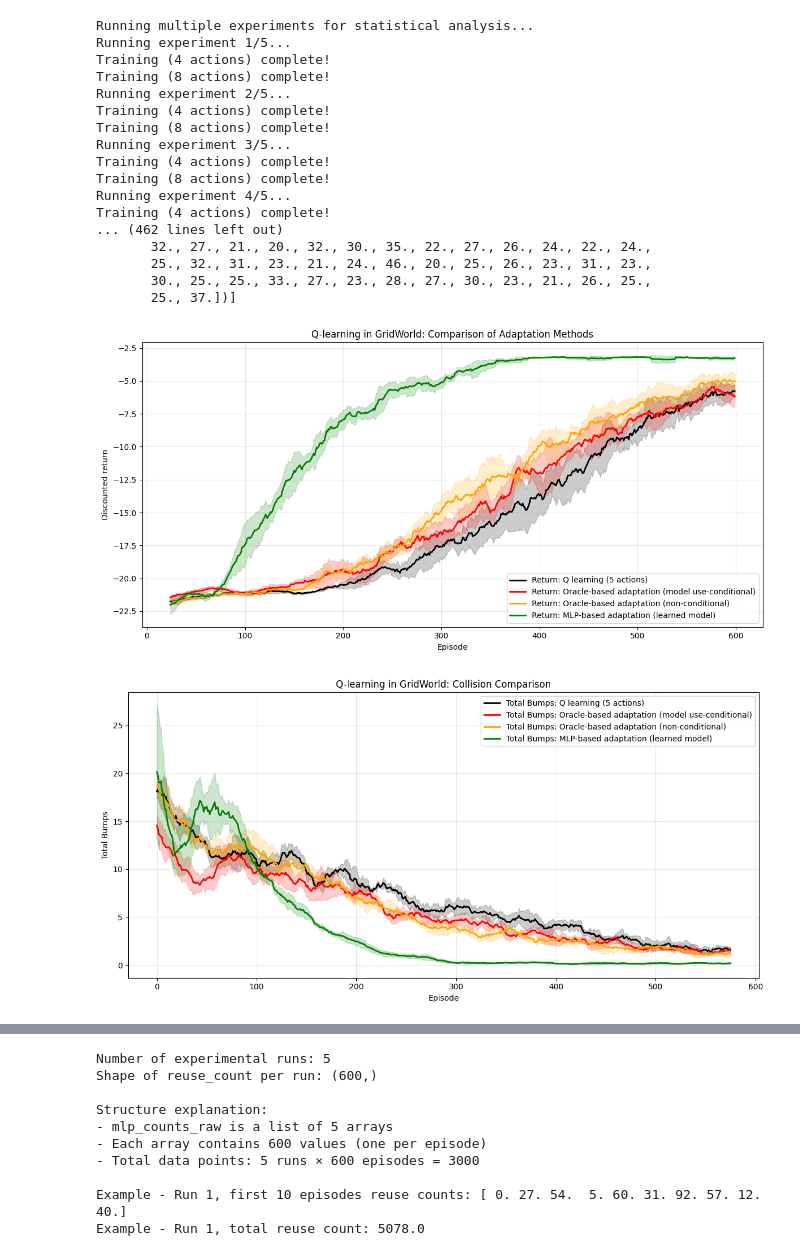
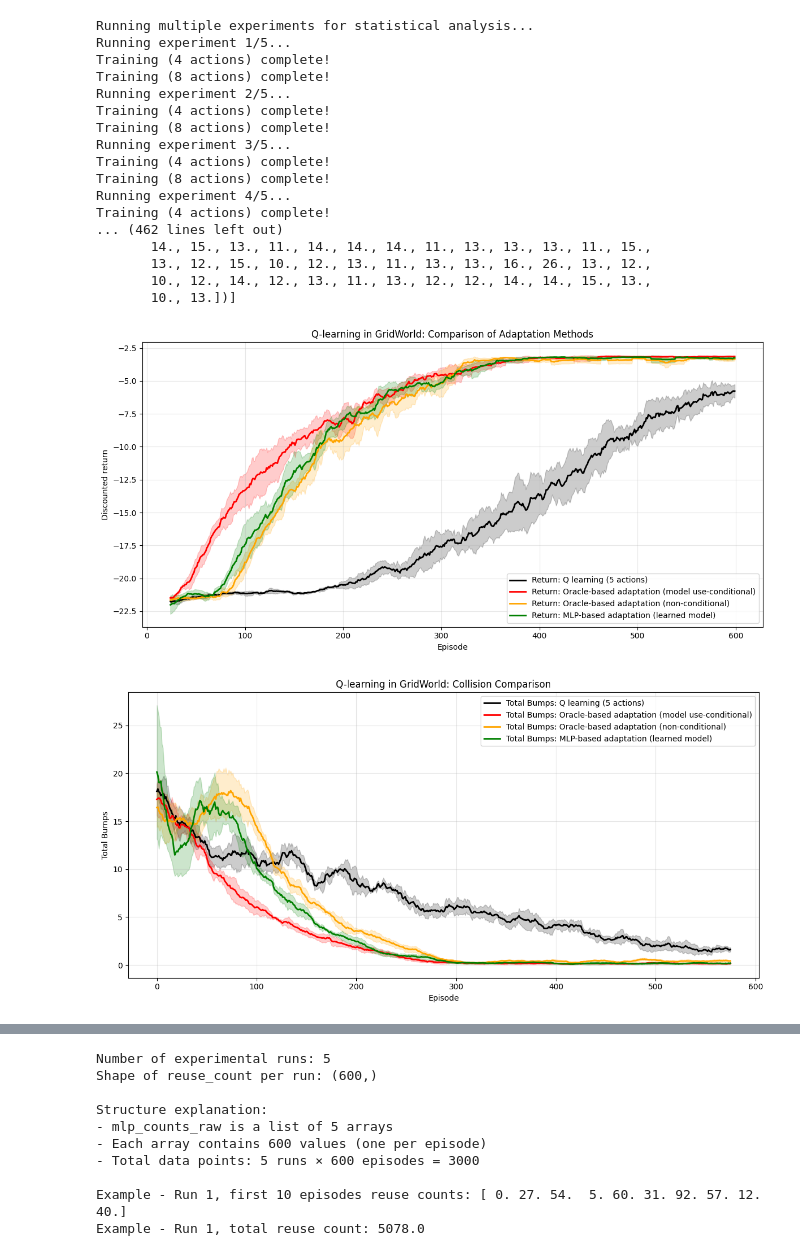
Before and after one commit to thongds/paper, a Jupyter notebook: deterministic_trans/main.ipynb, the cells around one changed output, grey strips where cells are left out. Cells and saved outputs as stored; diff of their text form; code cells hidden in the pictures.

```diff
--- a/deterministic_trans/main.ipynb
+++ b/deterministic_trans/main.ipynb
@@ -126,8 +126,11 @@ def run_multiple_experiments(n_runs=5, base_seed=123):
         all_bumps4.append(results_plain['bumps'])
 
         # 4. MLP Q-learning with learned model (conditional)
-        mlp_agent = MLPQLearningAgentNotUseCondition(grid_world = grid_world, n_actions = len(TEST_ACTION), episodes = EPISODES,
+        mlp_agent = MLPQLearningAgentNotUseCondition(grid_world = grid_world,
+                                      n_actions = len(TEST_ACTION),
+                                      episodes = EPISODES,
                                       use_model=True,
+                                      use_conditional=True,
                                       base_q_table=copy.deepcopy(agent_plain_4_action.Q), seed=current_seed)
         mlp_agent.train_with_learned_model(TEST_ACTION, epsilon_greedy)
         mlp_results = mlp_agent.get_results(moving_average)
@@ -135,8 +138,10 @@ def run_multiple_experiments(n_runs=5, base_seed=123):
         all_bumps5mlp.append(mlp_results['bumps'])
         all_reuse_counts_mlp.append(mlp_agent.reuse_count)
         # 5.Q-learning (non-conditional) orange curve
-        mlp_agent_no_cond = OracleQLearningAgent(grid_world = grid_world, n_actions = len(TEST_ACTION),
-                                                episodes = EPISODES, base_q_table=copy.deepcopy(agent_plain_4_action.Q),
+        mlp_agent_no_cond = OracleQLearningAgent(grid_world = grid_world,
+                                                n_actions = len(TEST_ACTION),
+                                                episodes = EPISODES,
+                                                base_q_table=copy.deepcopy(agent_plain_4_action.Q),
                                                 use_conditional=False,
                                                 use_model=True,
                                                 seed=current_seed)
@@ -146,8 +151,10 @@ def run_multiple_experiments(n_runs=5, base_seed=123):
         all_returns5mlp_no_cond.append(mlp_results_no_cond['returns'])
         all_bumps5mlp_no_cond.append(mlp_results_no_cond['bumps'])
         # red curve
-        oracle_agent_run = OracleQLearningAgent(grid_world = grid_world, n_actions = len(TEST_ACTION),
-                                                episodes = EPISODES, base_q_table=copy.deepcopy(agent_plain_4_action.Q),
+        oracle_agent_run = OracleQLearningAgent(grid_world = grid_world,
+                                                n_actions = len(TEST_ACTION),
+                                                episodes = EPISODES,
+                                                base_q_table=copy.deepcopy(agent_plain_4_action.Q),
                                                 use_conditional=True,
                                                 use_model=True,
                                                 seed=current_seed)
@@ -158,7 +165,9 @@ def run_multiple_experiments(n_runs=5, base_seed=123):
         all_bumps5oracle.append(oracle_results_run['bumps'])
         all_reuse_counts_oracle.append(oracle_agent_run.reuse_count)
         # black curve
-        agent_plain = QLearningAgent(grid_world = grid_world, n_actions = len(TEST_ACTION), episodes = EPISODES, seed=current_seed)
+        agent_plain = QLearningAgent(grid_world = grid_world,
+                                     n_actions = len(TEST_ACTION),
+                                     episodes = EPISODES, seed=current_seed)
         agent_plain.train(TEST_ACTION, epsilon_greedy)
         results_plain = agent_plain.get_results(moving_average)
         all_returns5plain.append(results_plain['returns'])
@@ -272,39 +281,39 @@ def plot_with_shaded_errors(stats, figsize=(12, 6)):
         plt.plot(x_vals, mean_vals, color=color, label=f'Total Bumps: {label}', linewidth=2)
 
         # Plot shaded error region (mean ± std)
         plt.fill_between(x_vals, mean_vals - std_vals, mean_vals + std_vals,
                         color=color, alpha=0.2)
 
     plt.xlabel('Episode')
     plt.ylabel('Total Bumps')
     plt.title('Q-learning in GridWorld: Collision Comparison')
     plt.legend()
     plt.grid(True, alpha=0.3)
     plt.tight_layout()
     plt.show()
 
 # Plot the results with shaded error bars
 plot_with_shaded_errors(stats)
 # %% [output]
 Running multiple experiments for statistical analysis...
 Running experiment 1/5...
 Training (4 actions) complete!
 Training (8 actions) complete!
 Running experiment 2/5...
 Training (4 actions) complete!
 Training (8 actions) complete!
 Running experiment 3/5...
 Training (4 actions) complete!
 Training (8 actions) complete!
 Running experiment 4/5...
 Training (4 actions) complete!
 ... (462 lines left out)
-       32., 27., 21., 20., 32., 30., 35., 22., 27., 26., 24., 22., 24.,
-       25., 32., 31., 23., 21., 24., 46., 20., 25., 26., 23., 31., 23.,
-       30., 25., 25., 33., 27., 23., 28., 27., 30., 23., 21., 26., 25.,
-       25., 37.])]
+       14., 15., 13., 11., 14., 14., 14., 11., 13., 13., 13., 11., 15.,
+       13., 12., 15., 10., 12., 13., 11., 13., 13., 16., 26., 13., 12.,
+       10., 12., 14., 12., 13., 11., 13., 12., 12., 14., 14., 15., 13.,
+       10., 13.])]
-[figure, old version]
+[figure, new version]
-[figure, old version]
+[figure, new version]
 # %%
 # Plot reuse_count across runs for both MLP and Oracle agents
 # Extract the final or total reuse_count value for each run
```
Also changed, not shown: parts of 4 cells of this notebook, 1 other file.
